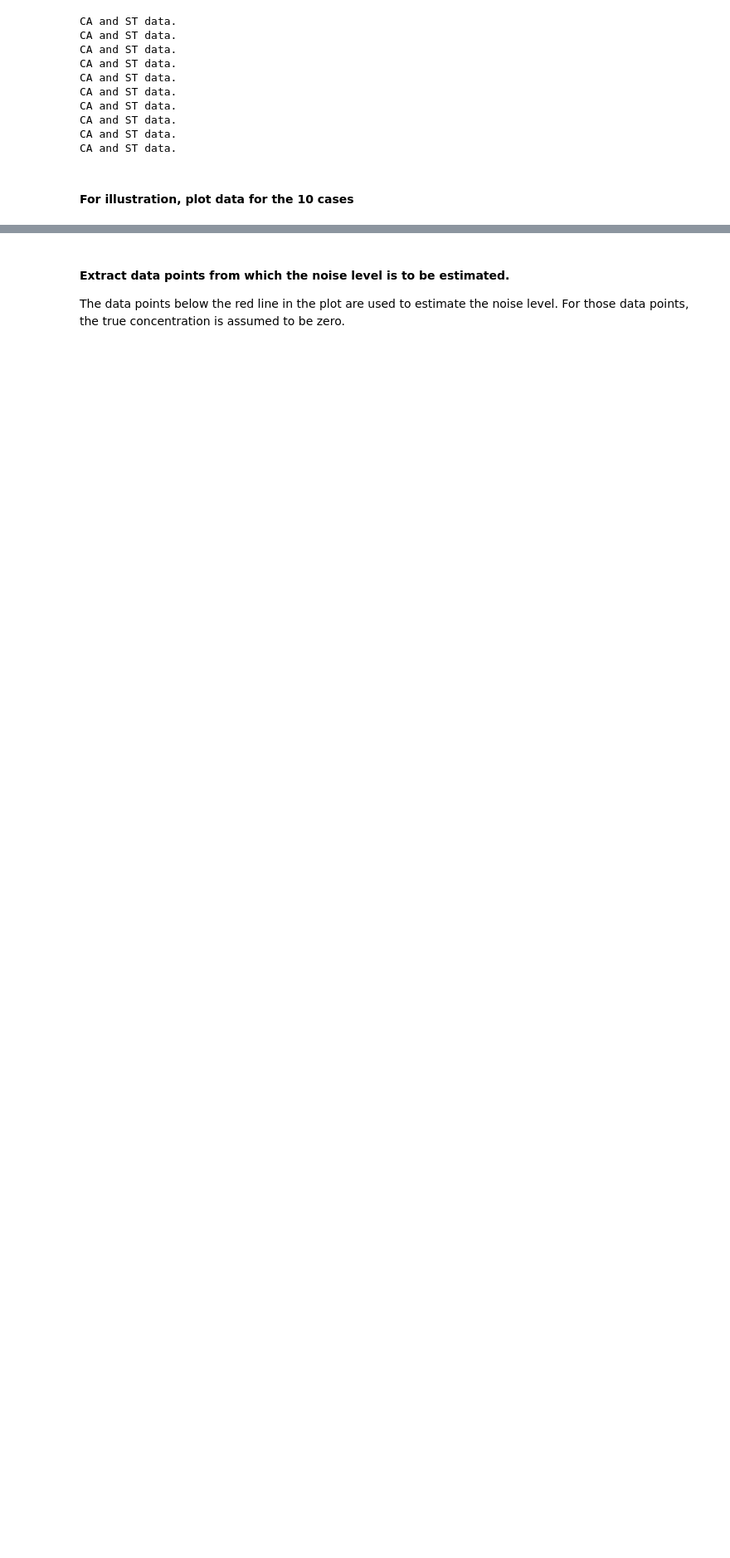
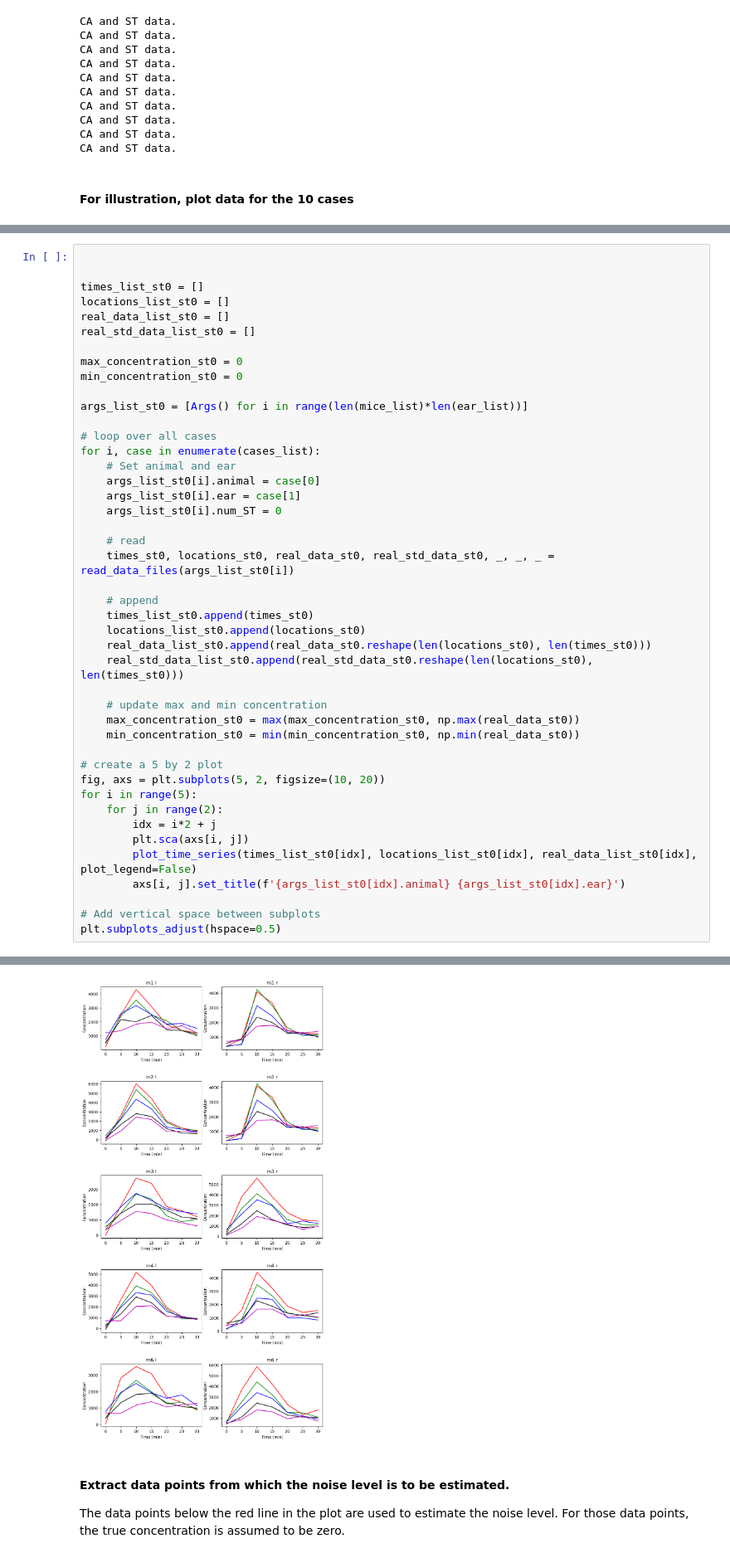
Before and after one commit to CUQI-DTU/Paper-Cochlear, a Jupyter notebook: code/ear_aqueducts/estimate_noise_level.ipynb, the cells around one changed output, grey strips where cells are left out. Shown at 83% size. Saved outputs shown, nothing was run; the diff lists cells and outputs as text; blank space fills up the shorter version.

Commit message:
add plots with num_ST 0

```diff
--- a/code/ear_aqueducts/estimate_noise_level.ipynb
+++ b/code/ear_aqueducts/estimate_noise_level.ipynb
@@ -103,0 +108,45 @@ plt.subplots_adjust(hspace=0.5)
+# %%
+
+
+times_list_st0 = []
+locations_list_st0 = []
+real_data_list_st0 = []
+real_std_data_list_st0 = []
+
+max_concentration_st0 = 0
+min_concentration_st0 = 0
+
+args_list_st0 = [Args() for i in range(len(mice_list)*len(ear_list))]
+
+# loop over all cases
+for i, case in enumerate(cases_list):
+    # Set animal and ear
+    args_list_st0[i].animal = case[0]
+    args_list_st0[i].ear = case[1]
+    args_list_st0[i].num_ST = 0
+
+    # read
+    times_st0, locations_st0, real_data_st0, real_std_data_st0, _, _, _ = read_data_files(args_list_st0[i])
+
+    # append
+    times_list_st0.append(times_st0)
+    locations_list_st0.append(locations_st0)
+    real_data_list_st0.append(real_data_st0.reshape(len(locations_st0), len(times_st0)))
+    real_std_data_list_st0.append(real_std_data_st0.reshape(len(locations_st0), len(times_st0)))
+
+    # update max and min concentration
+    max_concentration_st0 = max(max_concentration_st0, np.max(real_data_st0))
+    min_concentration_st0 = min(min_concentration_st0, np.min(real_data_st0))
+
+# create a 5 by 2 plot
+fig, axs = plt.subplots(5, 2, figsize=(10, 20))
+for i in range(5):
+    for j in range(2):
+        idx = i*2 + j
+        plt.sca(axs[i, j])
+        plot_time_series(times_list_st0[idx], locations_list_st0[idx], real_data_list_st0[idx], plot_legend=False)
+        axs[i, j].set_title(f'{args_list_st0[idx].animal} {args_list_st0[idx].ear}')
+
+# Add vertical space between subplots
+plt.subplots_adjust(hspace=0.5)
+# %% [output]
@@ -104,3 +163,4 @@ plt.subplots_adjust(hspace=0.5)
+[figure, added]
 # %% [markdown]
 #### Extract data points from which the noise level is to be estimated.
 
```
Also changed, not shown: parts of 3 cells of this notebook.
